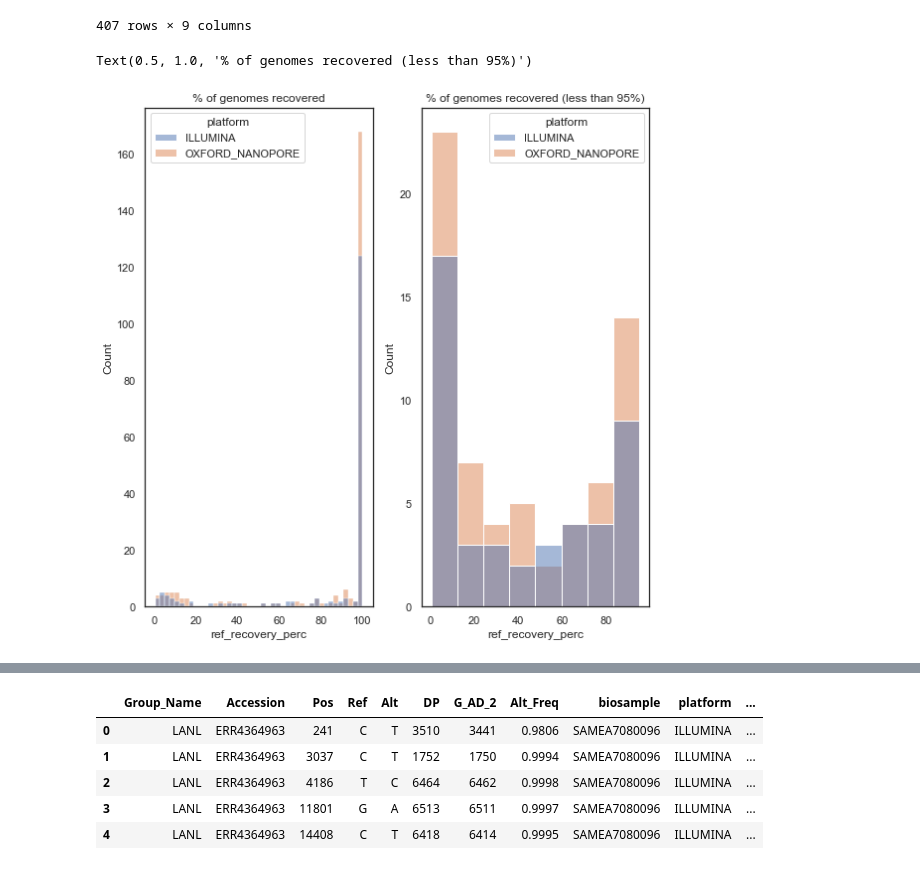
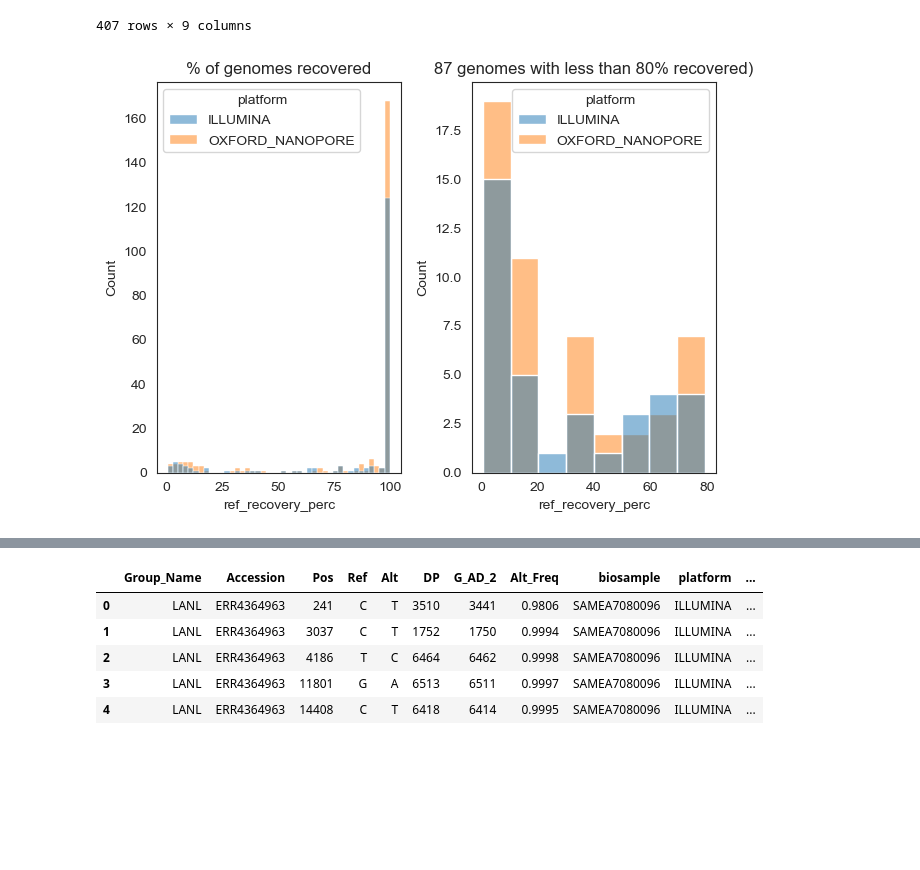
Before and after one commit to elais/ACTIV-TRACE-analysis, a Jupyter notebook: results/contingency_analyses/lanl_sim_anallyses.ipynb, the cells around one changed output, grey strips where cells are left out. Drawn from its saved outputs; the diff is of its cells as text; code cells hidden in the pictures; blank space fills up the shorter version.

```diff
--- a/results/contingency_analyses/lanl_sim_anallyses.ipynb
+++ b/results/contingency_analyses/lanl_sim_anallyses.ipynb
@@ -128,14 +120,13 @@ cov_metadf
 # %%
 plt.subplot(1, 2, 1)
 plt.title('% of genomes recovered')
 sns.histplot(data=cov_metadf, x="ref_recovery_perc", hue="platform")
 plt.subplot(1, 2, 2)
-sns.histplot(data=cov_metadf[cov_metadf['ref_recovery_perc'] < 95 ], x="ref_recovery_perc", hue="platform")
-plt.title('% of genomes recovered (less than 95%)')
-# sns.histplot(data=cov_metadf, x="avg_fold")
+sns.histplot(data=cov_metadf[cov_metadf['ref_recovery_perc'] < 80 ], x="ref_recovery_perc", hue="platform")
+plt.title('87 genomes with less than 80% recovered)')
+plt.show()
 # %% [output]
-Text(0.5, 1.0, '% of genomes recovered (less than 95%)')
-[figure, old version]
+[figure, new version]
 # %%
 plt.subplot(1, 2, 1)
 plt.title('Average Fold')
```
Also changed, not shown: parts of 16 cells of this notebook.
